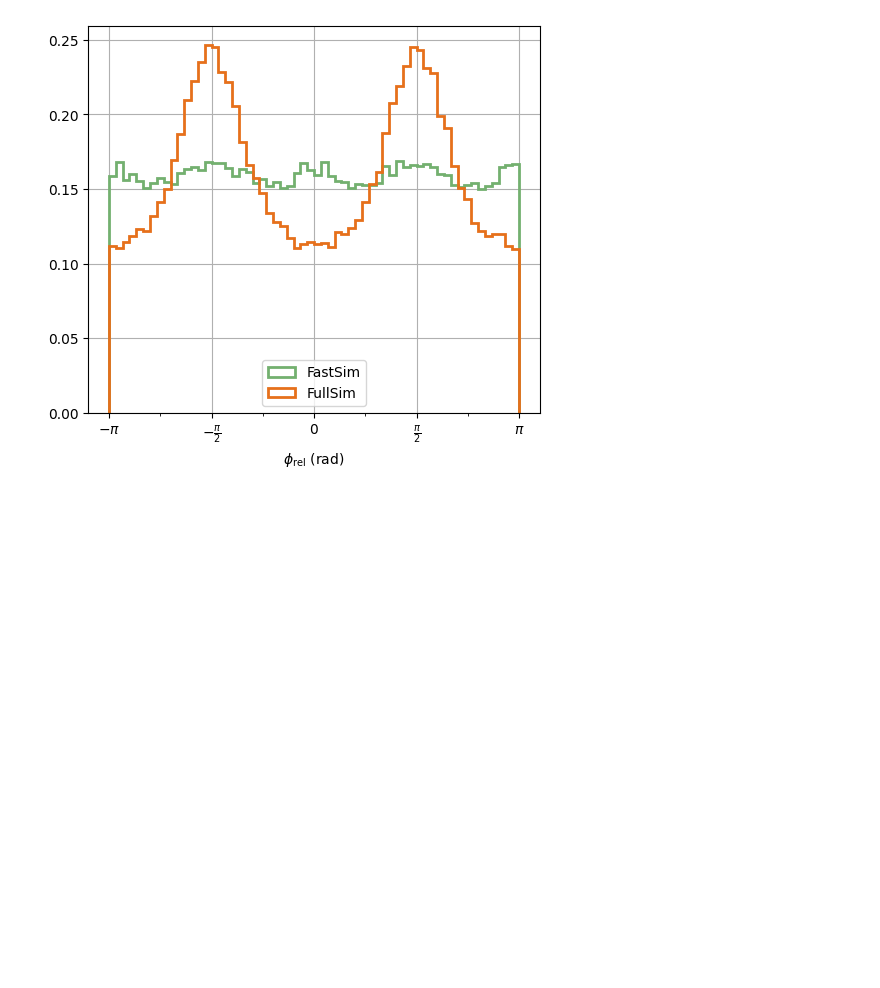
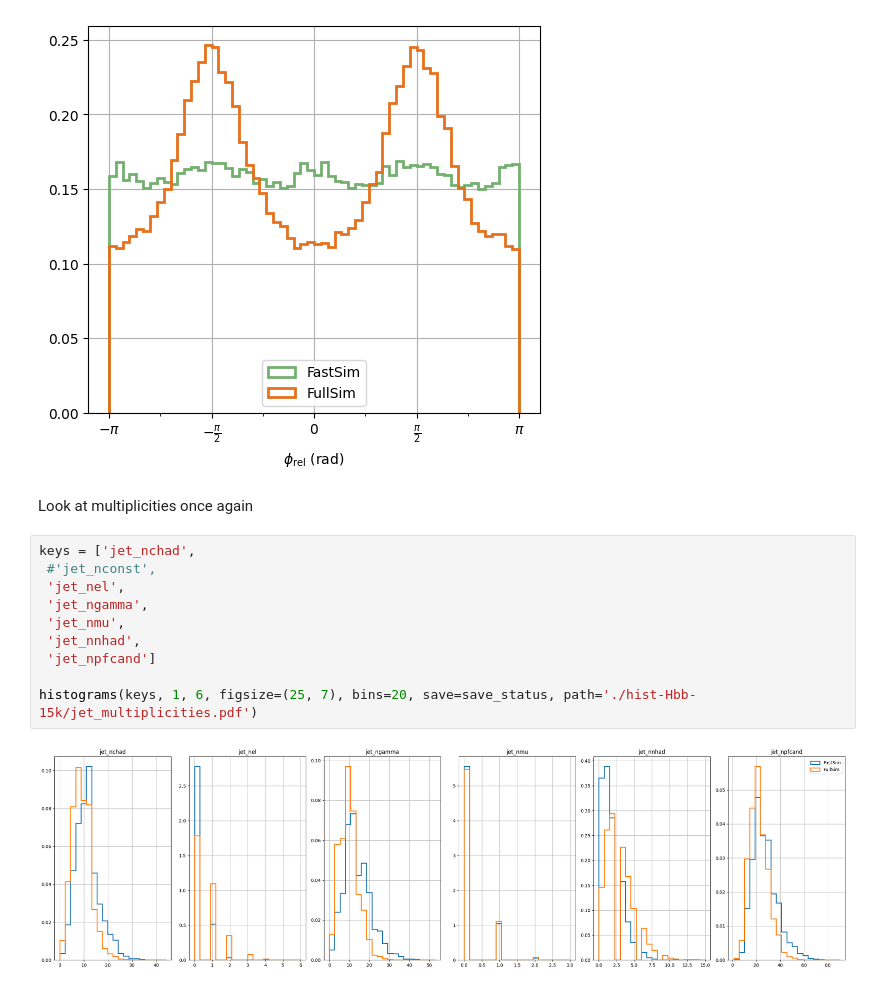
Before and after one commit to saracreates/TaggingResults, a Jupyter notebook: Hbb-CLD-fullvsfast-largedatasnippet.ipynb, the cells around one changed output. Saved outputs shown, nothing was run; the diff lists cells and outputs as text; blank space fills up the shorter version.

Commit message:
some plots for physics performance presentation

```diff
--- a/Hbb-CLD-fullvsfast-largedatasnippet.ipynb
+++ b/Hbb-CLD-fullvsfast-largedatasnippet.ipynb
@@ -959,3 +977,17 @@ def plot_phirel_forNote(save=False, path=None):
 plot_phirel_forNote(save=save_status)
 # %% [output]
 [figure]
+# %% [markdown]
+Look at multiplicities once again
+# %%
+keys = ['jet_nchad',
+ #'jet_nconst',
+ 'jet_nel',
+ 'jet_ngamma',
+ 'jet_nmu',
+ 'jet_nnhad',
+ 'jet_npfcand']
+
+histograms(keys, 1, 6, figsize=(25, 7), bins=20, save=save_status, path='./hist-Hbb-15k/jet_multiplicities.pdf')
+# %% [output]
+[figure, added]
```
Also changed, not shown: parts of 3 cells of this notebook, 2 other files.
